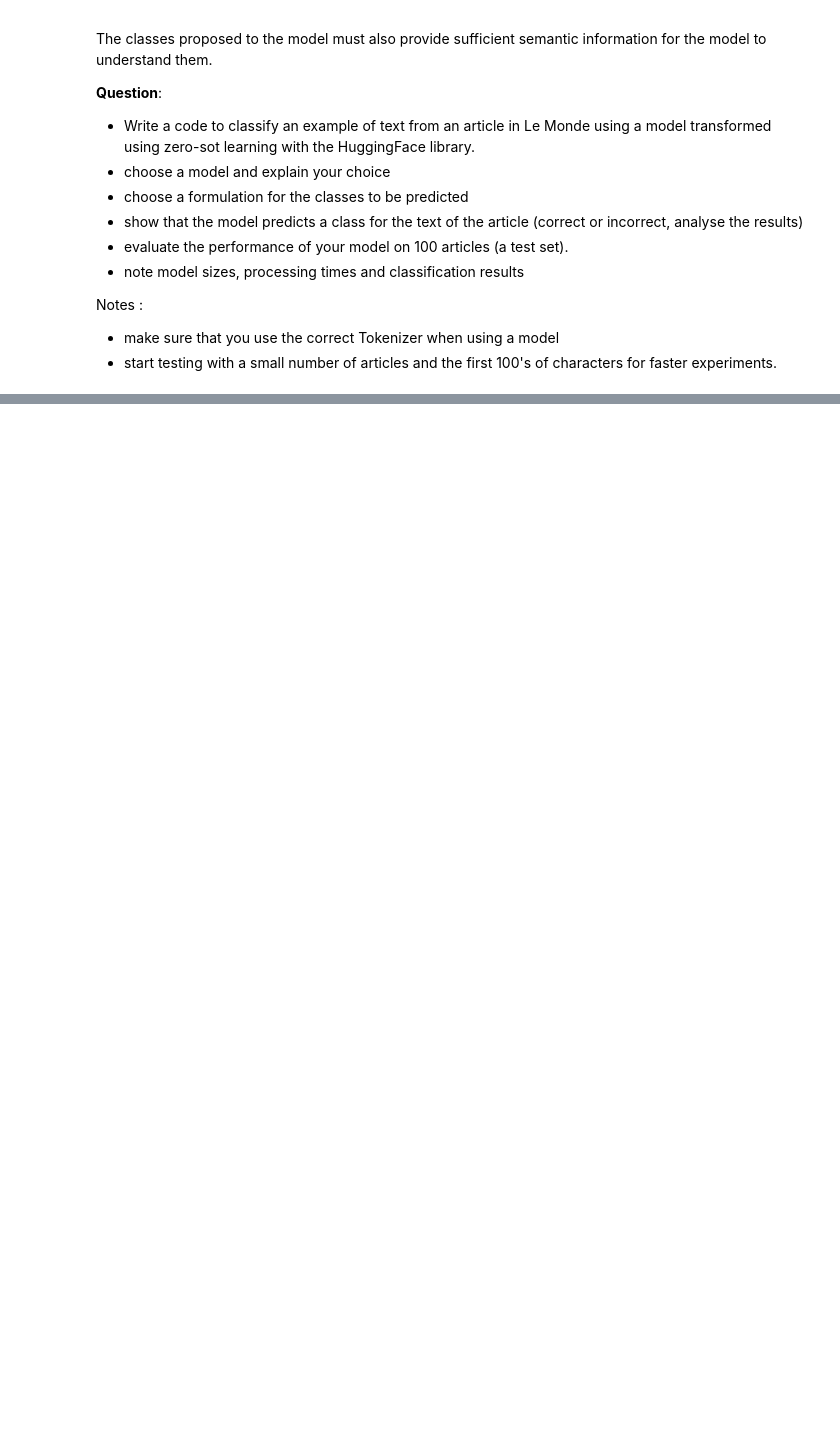
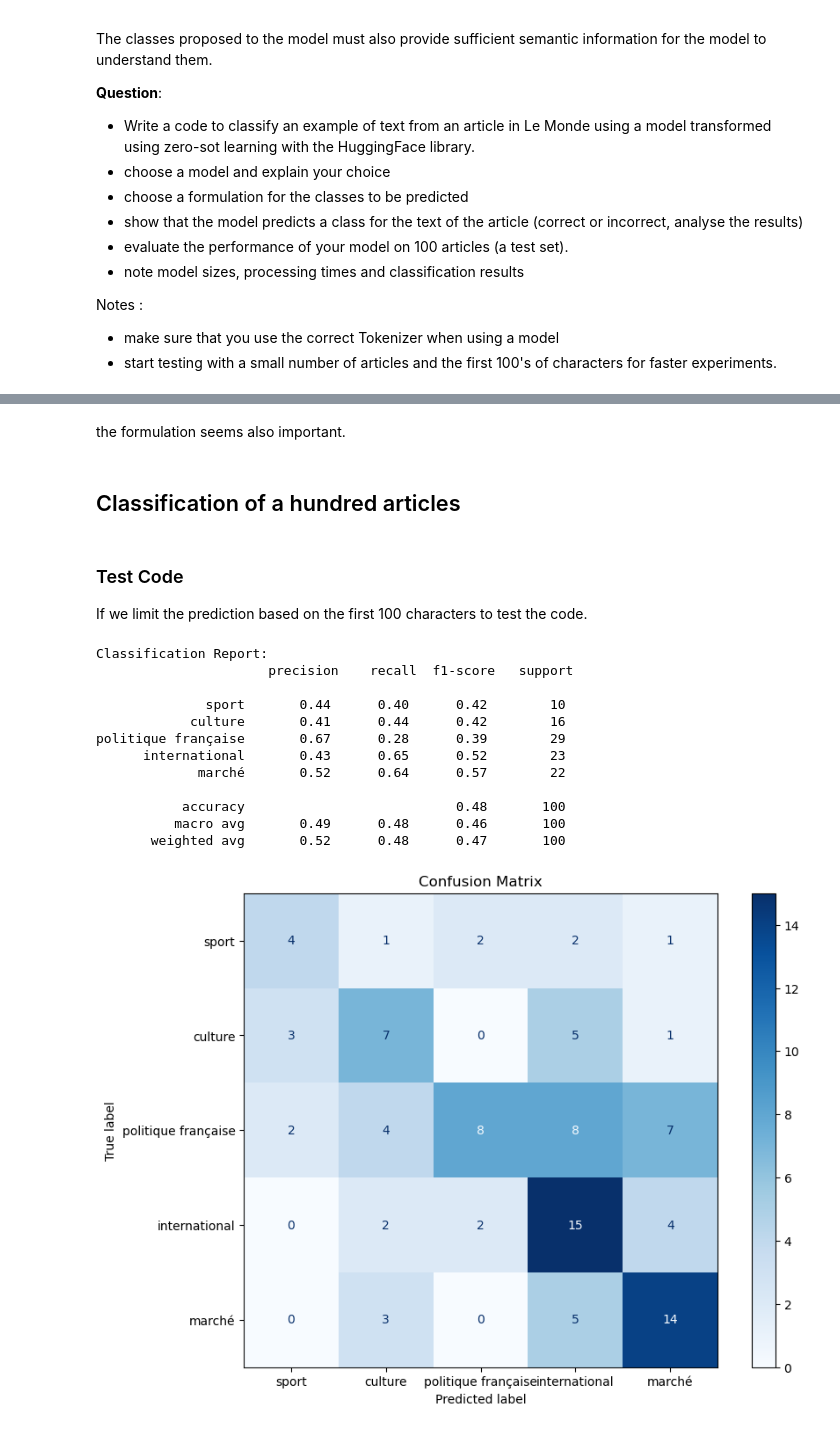
Before and after one commit to LeoMaurice/nlp-lab-text-classification, a Jupyter notebook: TextClassification_LeMonde.ipynb, the cells around one changed output, grey strips where cells are left out. Cells and saved outputs as stored; diff of their text form; code cells hidden in the pictures; blank space fills up the shorter version.

```diff
--- a/TextClassification_LeMonde.ipynb
+++ b/TextClassification_LeMonde.ipynb
@@ -372,0 +472,63 @@ Successfully installed mpmath-1.3.0 nvidia-cublas-cu12-12.1.3.1 nvidia-cuda-cupt
+# %% [markdown]
+the formulation seems also important.
+# %% [markdown]
+## Classification of a hundred articles
+# %% [markdown]
+### Test Code
+If we limit the prediction based on the first 100 characters to test the code.
+# %%
+from transformers import pipeline
+from sklearn.metrics import classification_report, confusion_matrix
+
+from tqdm.notebook import tqdm
+
+tqdm.pandas(desc = "Topic article pred")
+
+model_name = "mtheo/camembert-base-xnli"
+
+classifier = pipeline(
+    task='zero-shot-classification',
+    model=model_name,
+    tokenizer=model_name
+)
+
+test_set = df.sample(100, random_state=42)
+
+X_test = test_set.text.str[:100]
+Y_test = test_set.semantic_categories
+
+def zero_shot_camembert(text):
+    # we take the best prediction score
+    return classifier(text,candidate_labels=list_semantic_categories, hypothesis_template="Cet article parle de {}.")['labels'][0]
+
+Y_pred = X_test.progress_apply(zero_shot_camembert)
+# %%
+# report and confusion matrix
+from sklearn.metrics import classification_report, confusion_matrix, ConfusionMatrixDisplay
+import matplotlib.pyplot as plt
+
+report = classification_report(Y_test, Y_pred, labels= list_semantic_categories, zero_division = 0)
+print("Classification Report:\n", report)
+
+conf_matrix = confusion_matrix(Y_test, Y_pred,labels = list_semantic_categories)
+#print("Confusion Matrix:\n", conf_matrix)
+
+fig, ax = plt.subplots(figsize=(10, 7))
+disp = ConfusionMatrixDisplay(confusion_matrix=conf_matrix, display_labels=list_semantic_categories)
+disp.plot(cmap=plt.cm.Blues, ax=ax)
+plt.title('Confusion Matrix')
+plt.show()
+# %% [output]
+Classification Report:
+                      precision    recall  f1-score   support
+
+              sport       0.44      0.40      0.42        10
+            culture       0.41      0.44      0.42        16
+politique française       0.67      0.28      0.39        29
+      international       0.43      0.65      0.52        23
+             marché       0.52      0.64      0.57        22
+
+           accuracy                           0.48       100
+          macro avg       0.49      0.48      0.46       100
+       weighted avg       0.52      0.48      0.47       100
+[figure, added]
```
Also changed, not shown: parts of 25 cells of this notebook, 1 other file.
